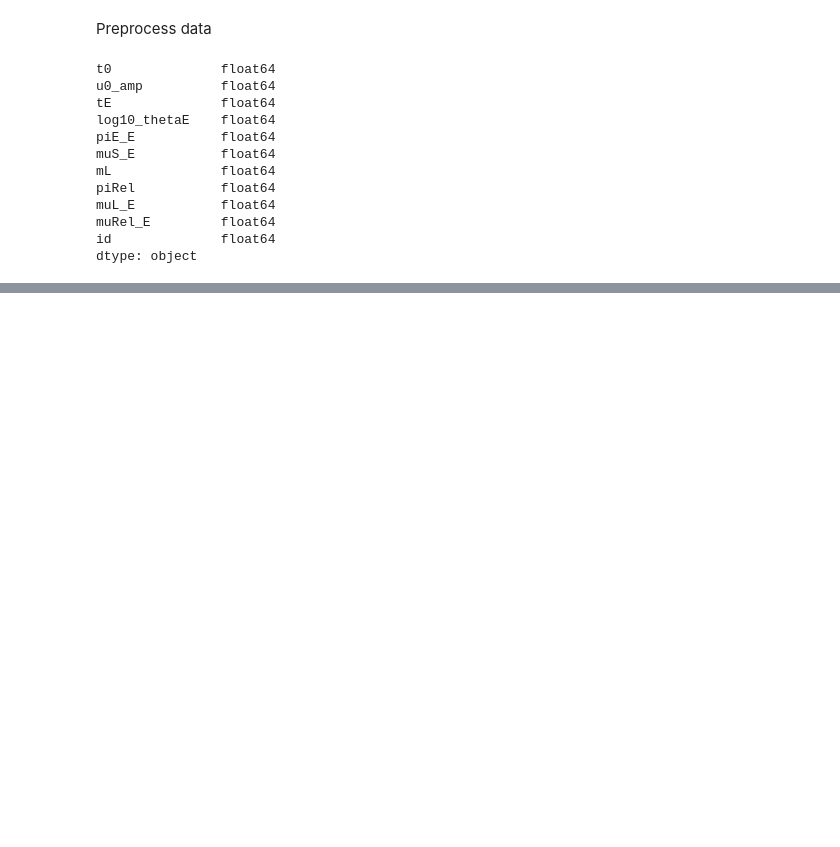
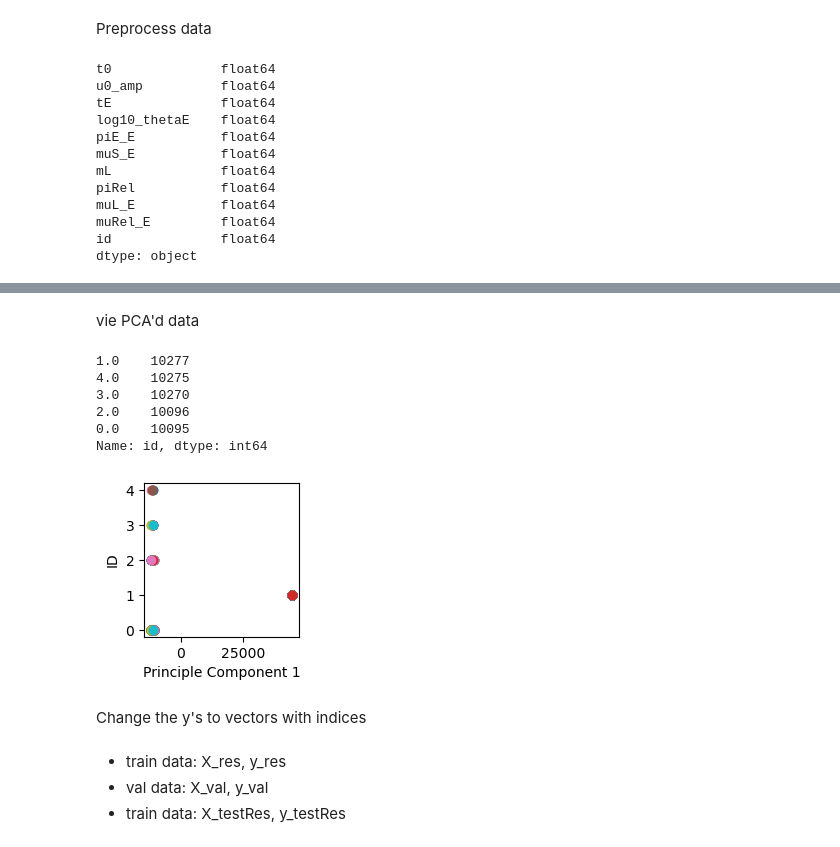
Before and after one commit to Rohit-K814307/Detection_of_Isolated_Mass_gap_Black_Holes_Through_Data_driven_Analysis, a Jupyter notebook: data_view.ipynb, the cells around one changed output, grey strips where cells are left out. Drawn from its saved outputs; the diff is of its cells as text; code cells hidden in the pictures; blank space fills up the shorter version.

Commit message:
model complete

```diff
--- a/data_view.ipynb
+++ b/data_view.ipynb
@@ -165,0 +206,8 @@ for col in list(dfTotal.columns):
+# %%
+from sklearn.model_selection import train_test_split
+xCols = [col for col in dfTotal.columns if col != "id"]
+x_data = dfTotal[xCols]
+y_data = dfTotal["id"]
+
+X_train, X_t, y_train, y_t = train_test_split(x_data, y_data, test_size = 0.4, random_state=42)
+X_test, X_val, y_test, y_val = train_test_split(X_t,y_t,test_size=0.2)
@@ -165,0 +216,9 @@ for col in list(dfTotal.columns):
+# %%
+from imblearn.combine import SMOTETomek
+smk = SMOTETomek()
+X_res,y_res=smk.fit_resample(X_train, y_train)
+
+smk2 = SMOTETomek()
+X_testRes, y_testRes = smk2.fit_resample(X_test,y_test)
+# %% [markdown]
+vie PCA'd data
@@ -165,0 +227,32 @@ for col in list(dfTotal.columns):
+# %%
+pca = PCA(n_components=1)
+Xcop = X_res.copy()
+Xcop = pca.fit_transform(Xcop)
+# %%
+y_res.value_counts()
+# %% [output]
+1.0    10277
+4.0    10275
+3.0    10270
+2.0    10096
+0.0    10095
+Name: id, dtype: int64
+# %%
+fig = plt.figure()
+ax = fig.add_subplot()
+
+for i in range(1000):
+    ax.scatter(Xcop[i][0], y_res[i])
+
+ax.set_xlabel('Principle Component 1')
+ax.set_ylabel('ID')
+
+plt.show()
+# %% [output]
+[figure, added]
+# %% [markdown]
+Change the y's to vectors with indices
+# %% [markdown]
+- train data: X_res, y_res
+- val data: X_val, y_val
+- train data: X_testRes, y_testRes
```
Also changed, not shown: parts of 26 cells of this notebook, 1 other file.
